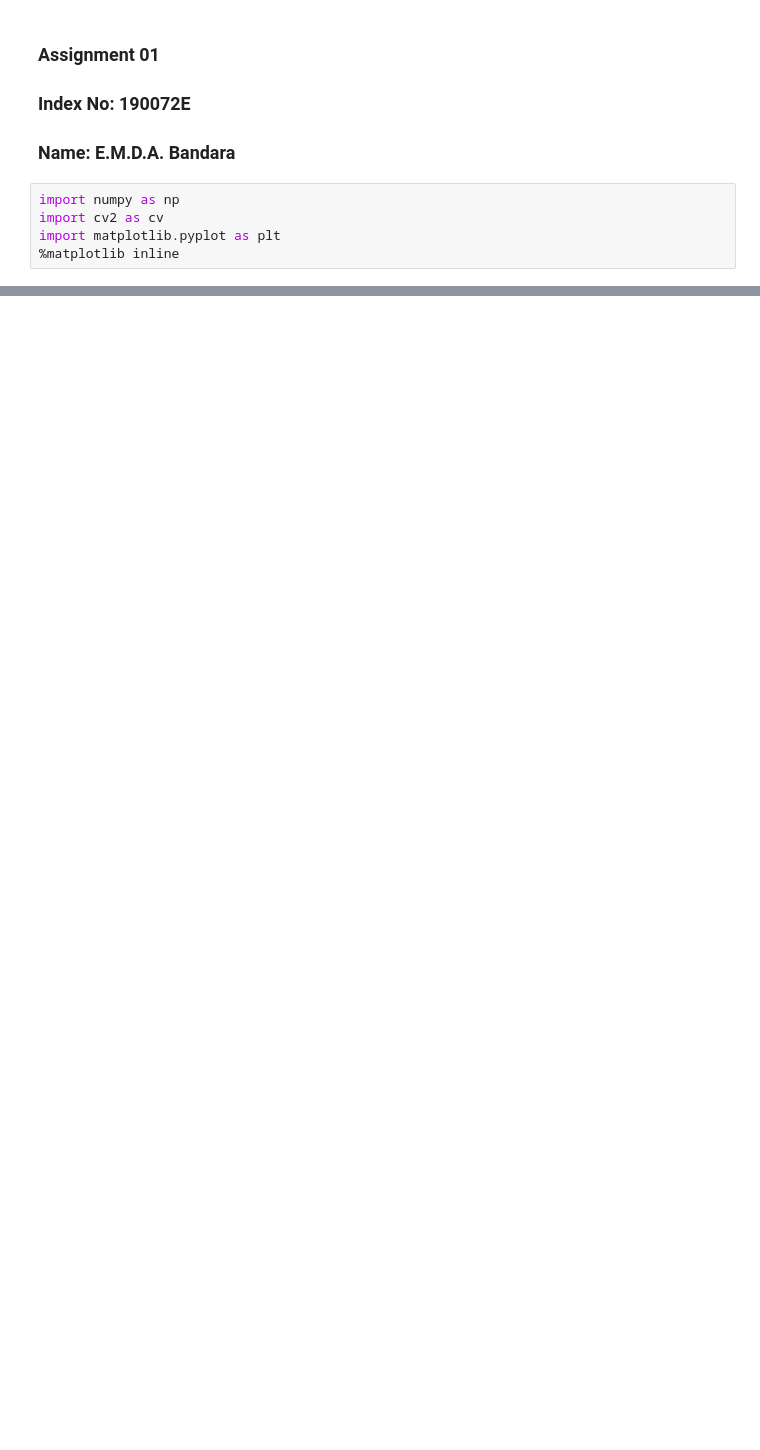
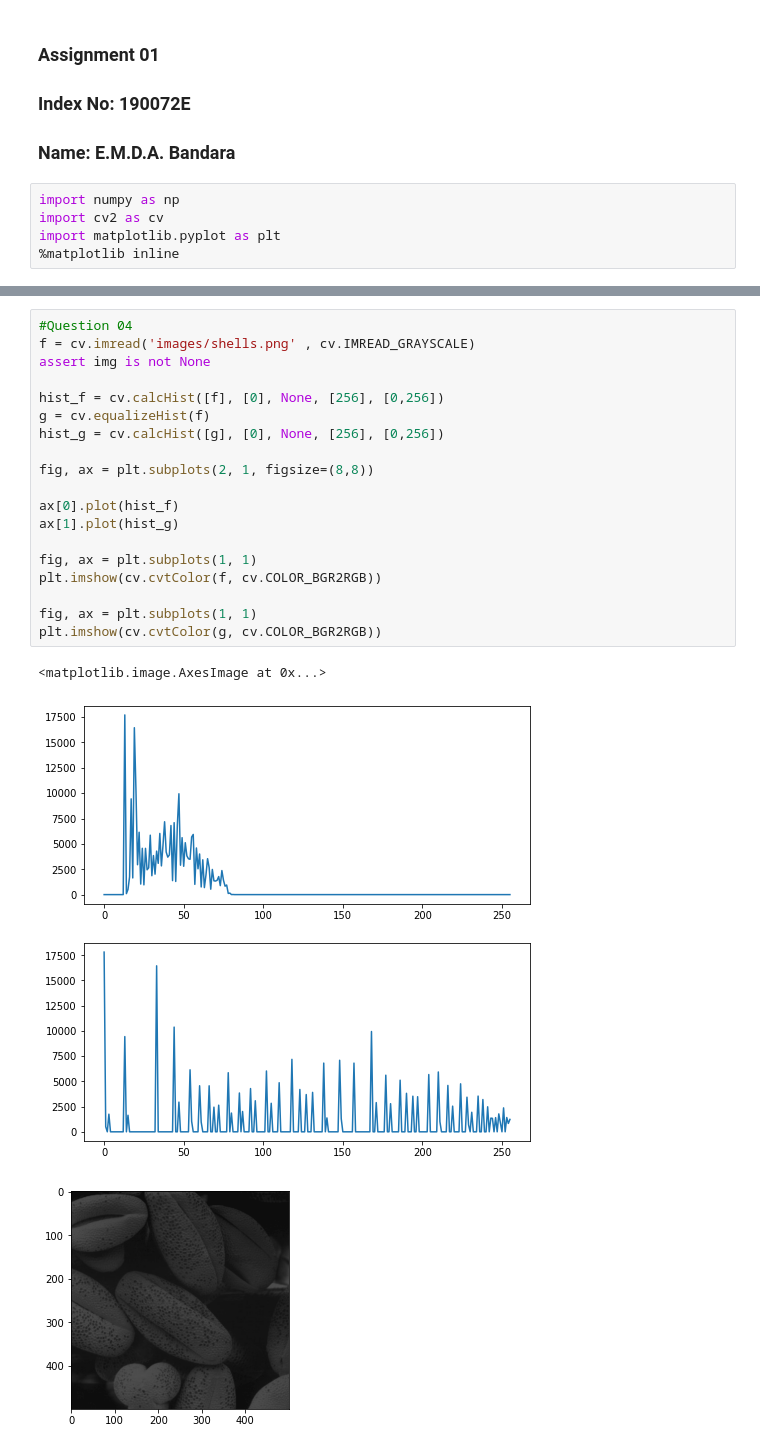
Before and after one commit to Dumindu-Bandara/en2550-fundamentals-of-image-processing-and-machine-vision, a Jupyter notebook: Assignment_1/Assignment_1.ipynb, the cells around one changed output, grey strips where cells are left out. Drawn from its saved outputs; the diff is of its cells as text; blank space fills up the shorter version.

```diff
--- a/Assignment_1/Assignment_1.ipynb
+++ b/Assignment_1/Assignment_1.ipynb
@@ -33,0 +124,23 @@ plt.show()
+# %%
+#Question 04
+f = cv.imread('images/shells.png' , cv.IMREAD_GRAYSCALE)
+assert img is not None
+
+hist_f = cv.calcHist([f], [0], None, [256], [0,256])
+g = cv.equalizeHist(f)
+hist_g = cv.calcHist([g], [0], None, [256], [0,256])
+
+fig, ax = plt.subplots(2, 1, figsize=(8,8))
+
+ax[0].plot(hist_f)
+ax[1].plot(hist_g)
+
+fig, ax = plt.subplots(1, 1)
+plt.imshow(cv.cvtColor(f, cv.COLOR_BGR2RGB))
+
+fig, ax = plt.subplots(1, 1)
+plt.imshow(cv.cvtColor(g, cv.COLOR_BGR2RGB))
+# %% [output]
+<matplotlib.image.AxesImage at 0x...>
+[figure, added]
+[figure, added]
```
Also changed, not shown: parts of 7 cells of this notebook.
